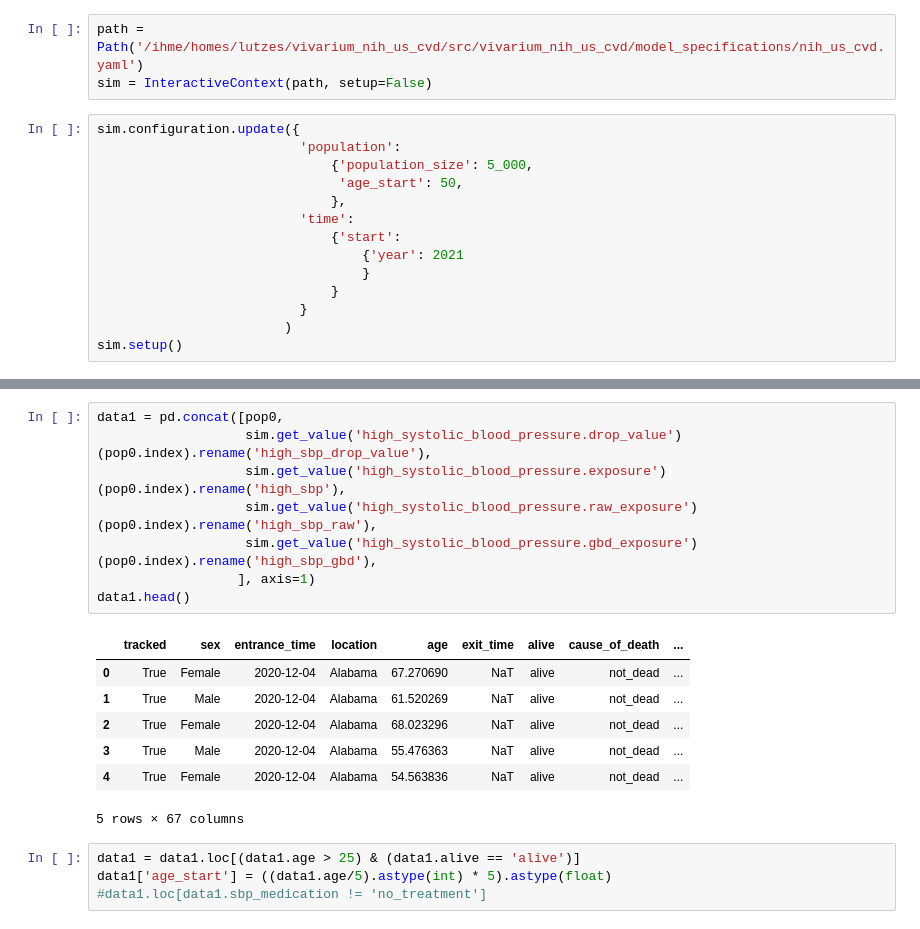
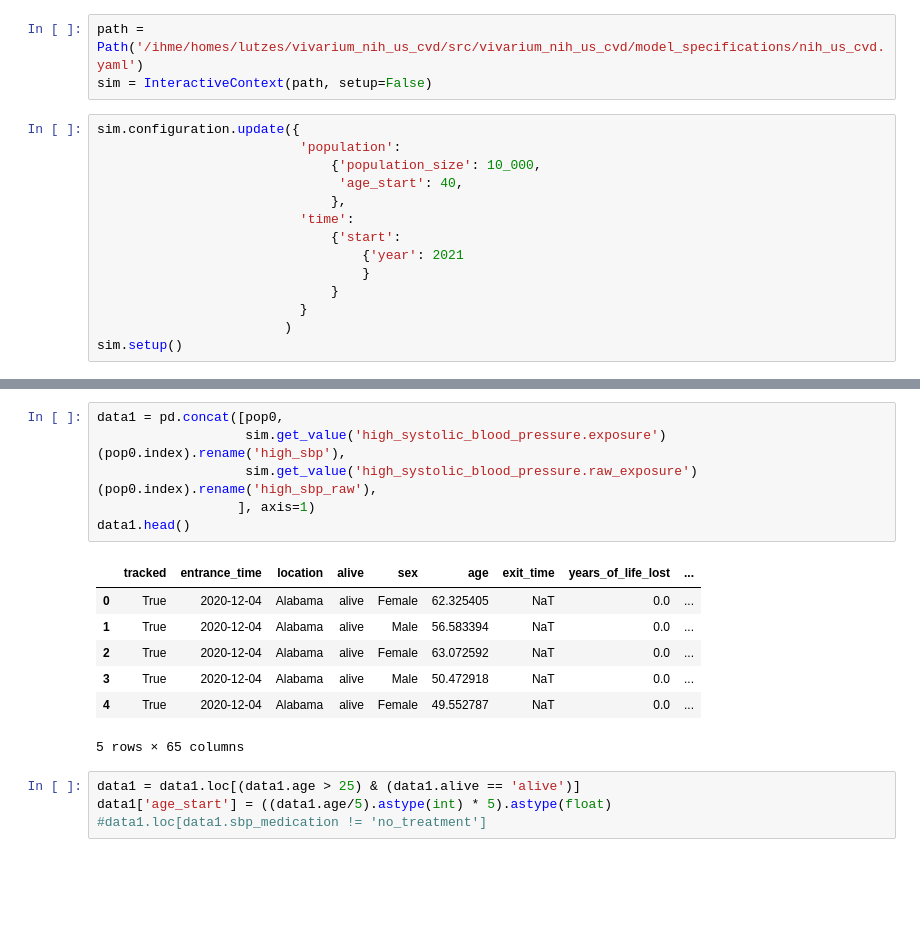
Before and after one commit to ihmeuw/vivarium_research_nih_us_cvd, a Jupyter notebook: interactive_medication_inertia.ipynb, the cells around one changed output, grey strips where cells are left out. Drawn from its saved outputs; the diff is of its cells as text; blank space fills up the shorter version.

```diff
--- a/interactive_medication_inertia.ipynb
+++ b/interactive_medication_inertia.ipynb
@@ -31,8 +31,8 @@ sim = InteractiveContext(path, setup=False)
 # %%
 sim.configuration.update({
                           'population':
-                              {'population_size': 5_000,
-                               'age_start': 50,
+                              {'population_size': 10_000,
+                               'age_start': 40,
                               },
                           'time':
                               {'start':
@@ -64,19 +100,17 @@ pop0.head()
 # %%
 data1 = pd.concat([pop0,
-                   sim.get_value('high_systolic_blood_pressure.drop_value')(pop0.index).rename('high_sbp_drop_value'),
                    sim.get_value('high_systolic_blood_pressure.exposure')(pop0.index).rename('high_sbp'),
                    sim.get_value('high_systolic_blood_pressure.raw_exposure')(pop0.index).rename('high_sbp_raw'),
-                   sim.get_value('high_systolic_blood_pressure.gbd_exposure')(pop0.index).rename('high_sbp_gbd'),
                   ], axis=1)
 data1.head()
 # %% [output]
-|  | tracked | sex | entrance_time | location | age | exit_time | alive | cause_of_death | ... |
-| 0 | True | Female | 2020-12-04 | Alabama | 67.270690 | NaT | alive | not_dead | ... |
-| 1 | True | Male | 2020-12-04 | Alabama | 61.520269 | NaT | alive | not_dead | ... |
-| 2 | True | Female | 2020-12-04 | Alabama | 68.023296 | NaT | alive | not_dead | ... |
-| 3 | True | Male | 2020-12-04 | Alabama | 55.476363 | NaT | alive | not_dead | ... |
-| 4 | True | Female | 2020-12-04 | Alabama | 54.563836 | NaT | alive | not_dead | ... |
+|  | tracked | entrance_time | location | alive | sex | age | exit_time | years_of_life_lost | ... |
+| 0 | True | 2020-12-04 | Alabama | alive | Female | 62.325405 | NaT | 0.0 | ... |
+| 1 | True | 2020-12-04 | Alabama | alive | Male | 56.583394 | NaT | 0.0 | ... |
+| 2 | True | 2020-12-04 | Alabama | alive | Female | 63.072592 | NaT | 0.0 | ... |
+| 3 | True | 2020-12-04 | Alabama | alive | Male | 50.472918 | NaT | 0.0 | ... |
+| 4 | True | 2020-12-04 | Alabama | alive | Female | 49.552787 | NaT | 0.0 | ... |
-5 rows × 67 columns
+5 rows × 65 columns
 # %%
 data1 = data1.loc[(data1.age > 25) & (data1.alive == 'alive')]
 data1['age_start'] = ((data1.age/5).astype(int) * 5).astype(float)
```
Also changed, not shown: parts of 11 cells of this notebook, 3 other files.
